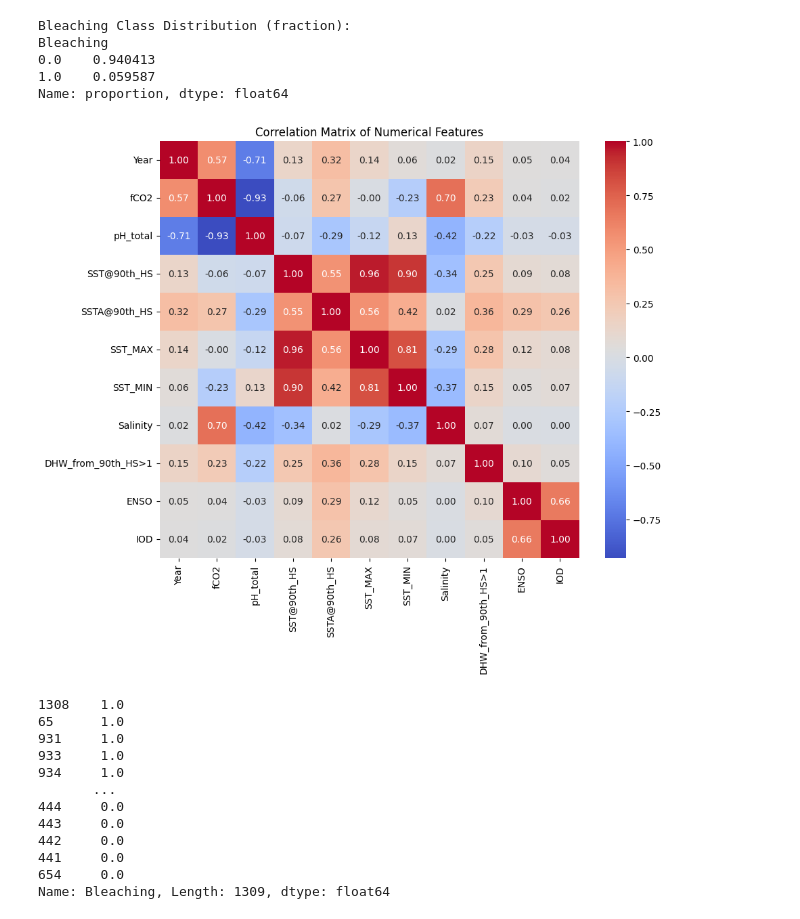
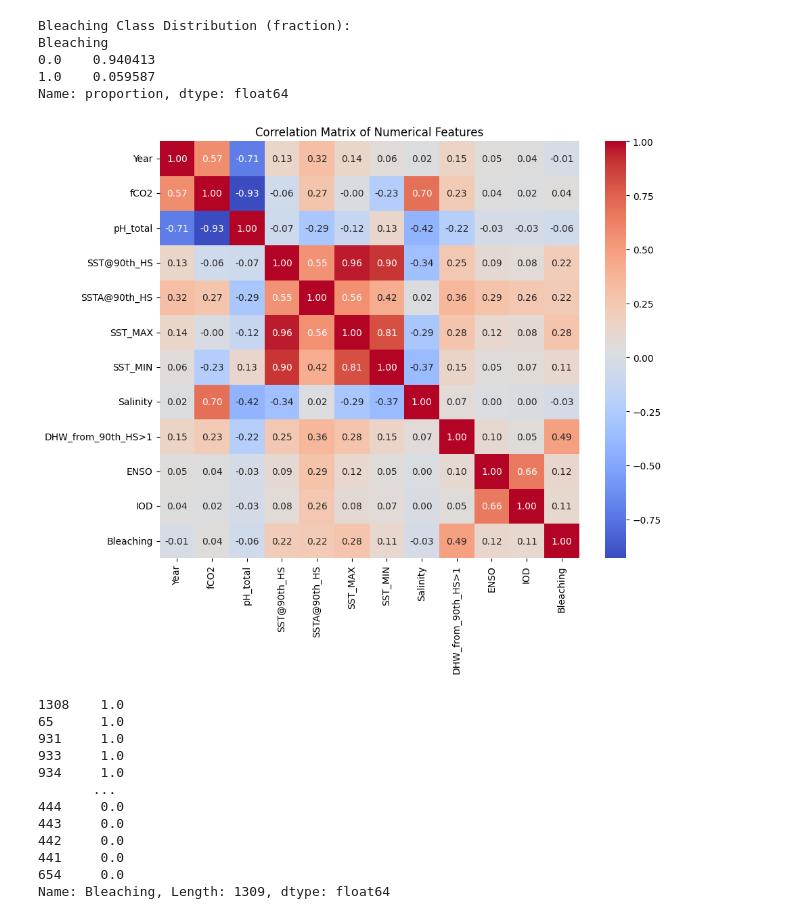
Before and after one commit to shrijacked/Coral-Reef-Bleaching-Prediction, a Jupyter notebook: statisticalinf/eda_final_dataset.ipynb, the cells around one changed output. Drawn from its saved outputs; the diff is of its cells as text; code cells hidden in the pictures.

Commit message:
fixed bleaching

```diff
--- a/statisticalinf/eda_final_dataset.ipynb
+++ b/statisticalinf/eda_final_dataset.ipynb
@@ -82,17 +82,17 @@ Bleaching
 Name: proportion, dtype: float64
 # %%
 # List of numerical features for correlation
-numerical_features = ['Year','fCO2','pH_total','SST@90th_HS','SSTA@90th_HS','SST_MAX','SST_MIN','Salinity','DHW_from_90th_HS>1','ENSO','IOD']
+numerical_features = ['Year','fCO2','pH_total','SST@90th_HS','SSTA@90th_HS','SST_MAX','SST_MIN','Salinity','DHW_from_90th_HS>1','ENSO','IOD', "Bleaching"]
 
 # Compute correlation matrix for numerical features
 corr_matrix = df[numerical_features].corr()
 
 plt.figure(figsize=(10,8))
 sns.heatmap(corr_matrix, annot=True, cmap='coolwarm', fmt=".2f")
 plt.title('Correlation Matrix of Numerical Features')
 plt.show()
 # %% [output]
-[figure, old version]
+[figure, new version]
 # %%
 # Cell 6: Correlation vs Bleaching
 target_corr = df['Bleaching'].sort_values(ascending=False)
```
